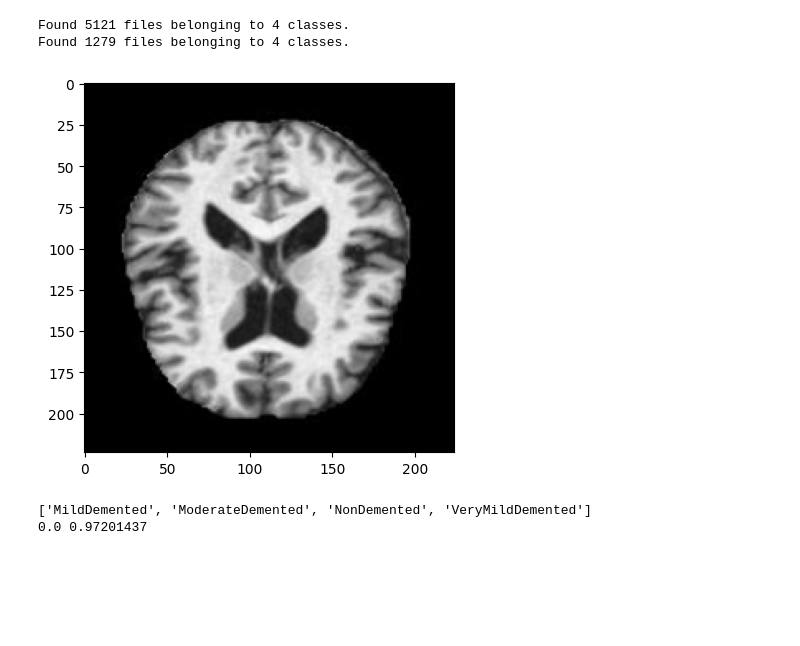
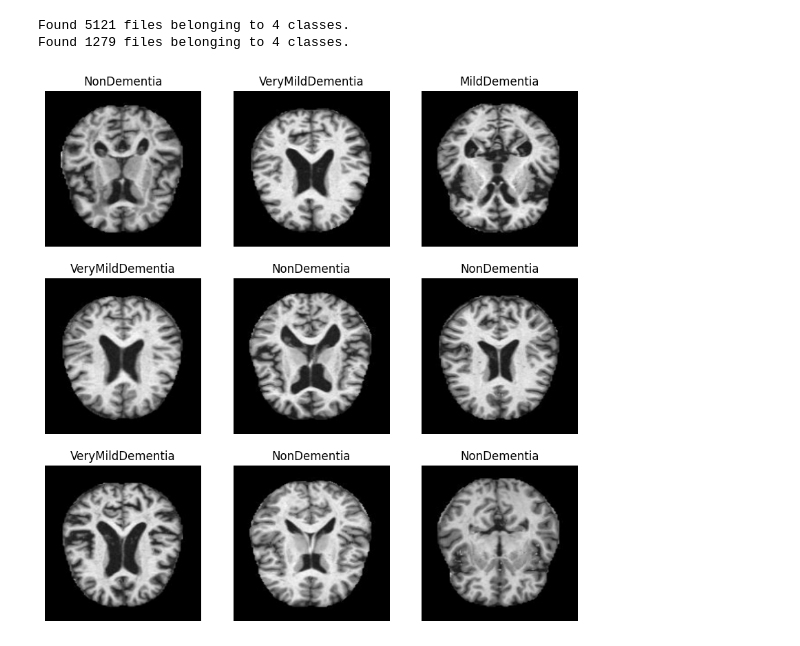
Before and after one commit to Asik007/BME240_ML, a Jupyter notebook: Test.ipynb, the cells around one changed output. Saved outputs shown, nothing was run; the diff lists cells and outputs as text; code cells hidden in the pictures; blank space fills up the shorter version.

```diff
--- a/Test.ipynb
+++ b/Test.ipynb
@@ -9,27 +36,33 @@ import numpy as np
 # %%
 img_size = (224,224)
 
 train_ds = keras.utils.image_dataset_from_directory(
     directory='Alzheimer_s Dataset/train',
     labels='inferred',
     label_mode='categorical',
     batch_size=32,
     image_size=img_size)
 validation_ds = keras.utils.image_dataset_from_directory(
     directory='Alzheimer_s Dataset/test',
     labels='inferred',
     label_mode='categorical',
     batch_size=32,
     image_size=img_size)
 
 # batch_1=train_ds.take(1)
+
+class_names = ['MildDementia', 'ModerateDementia', 'NonDementia', 'VeryMildDementia']
+train_ds.class_names = class_names
+validation_ds.class_names = class_names
+
+plt.figure(figsize=(10, 10))
 for images, labels in train_ds.take(1):
   for i in range(9):
-    # ax = plt.subplot(3, 3, i + 1)
+    ax = plt.subplot(3, 3, i + 1)
     plt.imshow(images[i].numpy().astype("uint8"))
-    # plt.title(class_names[labels[i]])
-    # plt.axis("off")
+    plt.title(train_ds.class_names[list(labels[i].numpy()).index(1)])
+    plt.axis("off")
 # %% [output]
 Found 5121 files belonging to 4 classes.
 Found 1279 files belonging to 4 classes.
-[figure, old version]
+[figure, new version]
@@ -43,6 +78,3 @@ image_batch, labels_batch = next(iter(normalized_ds))
 first_image = image_batch[0]
 # Notice the pixel values are now in `[0,1]`.
 print(np.min(first_image), np.max(first_image))
-# %% [output]
-['MildDemented', 'ModerateDemented', 'NonDemented', 'VeryMildDemented']
-0.0 0.97201437
```
Also changed, not shown: parts of 13 cells of this notebook.
